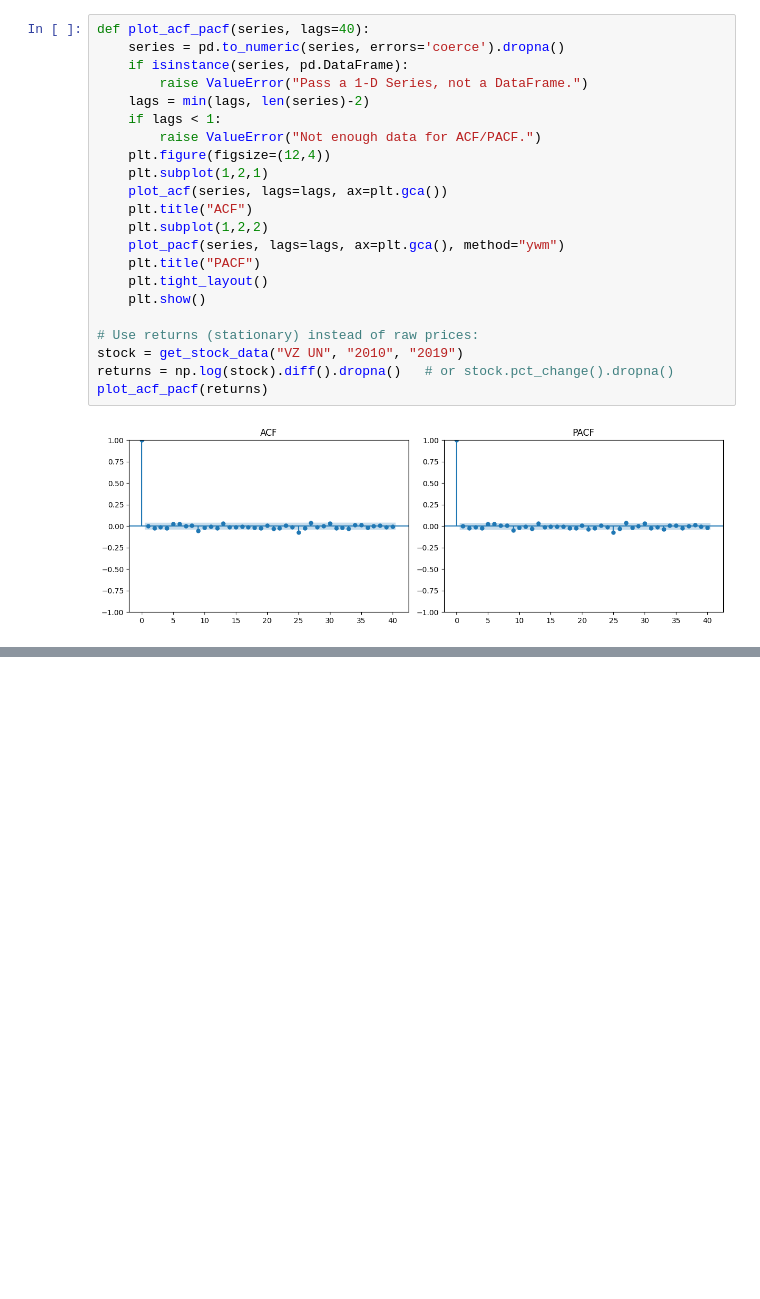
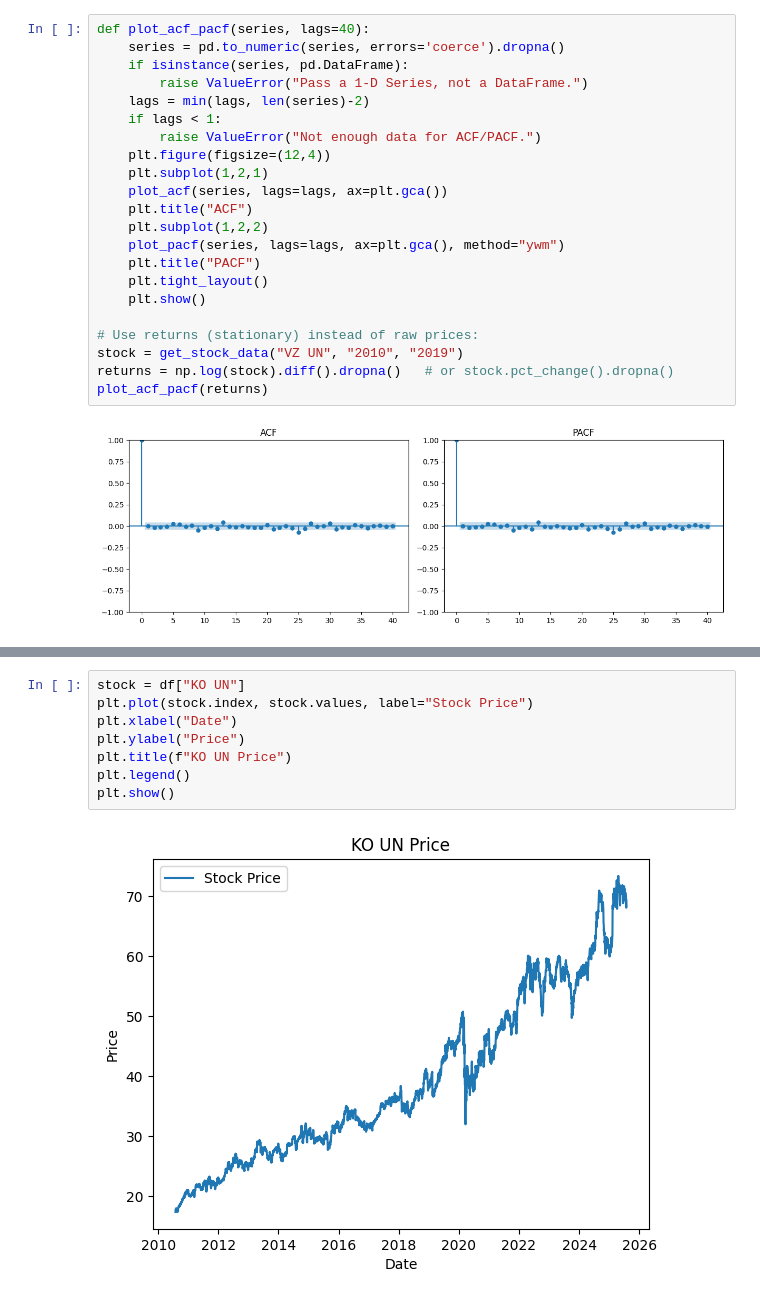
Before and after one commit to phawatboom/Capital-compass, a Jupyter notebook: Data Analysis/strategy_1_find_b.ipynb, the cells around one changed output, grey strips where cells are left out. Drawn from its saved outputs; the diff is of its cells as text; blank space fills up the shorter version.

```diff
--- a/Data Analysis/strategy_1_find_b.ipynb
+++ b/Data Analysis/strategy_1_find_b.ipynb
@@ -169,0 +261,10 @@ plot_acf_pacf(returns)
+# %%
+stock = df["KO UN"]
+plt.plot(stock.index, stock.values, label="Stock Price")
+plt.xlabel("Date")
+plt.ylabel("Price")
+plt.title(f"KO UN Price")
+plt.legend()
+plt.show()
+# %% [output]
+[figure, added]
```
Also changed, not shown: parts of 2 cells of this notebook.
